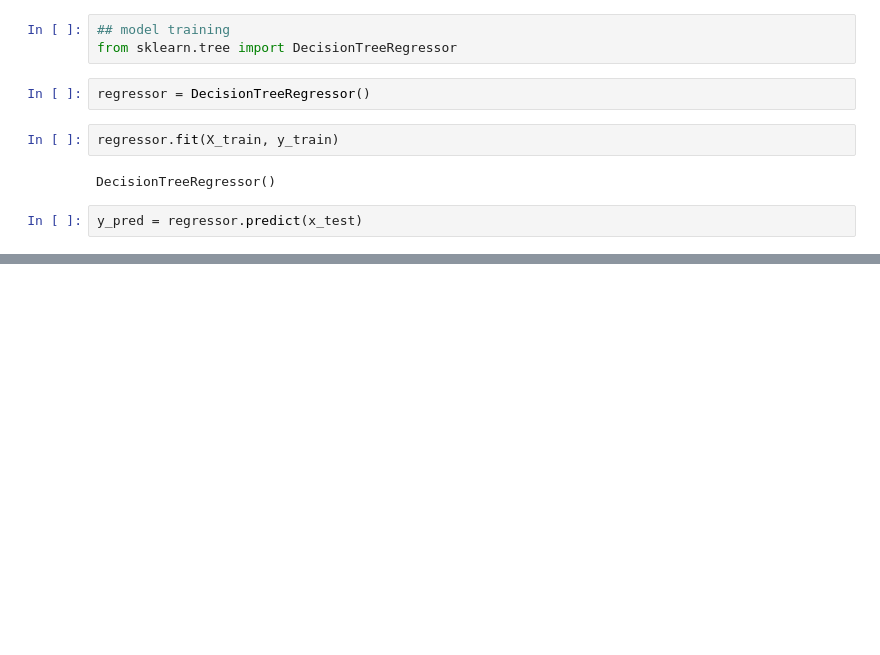
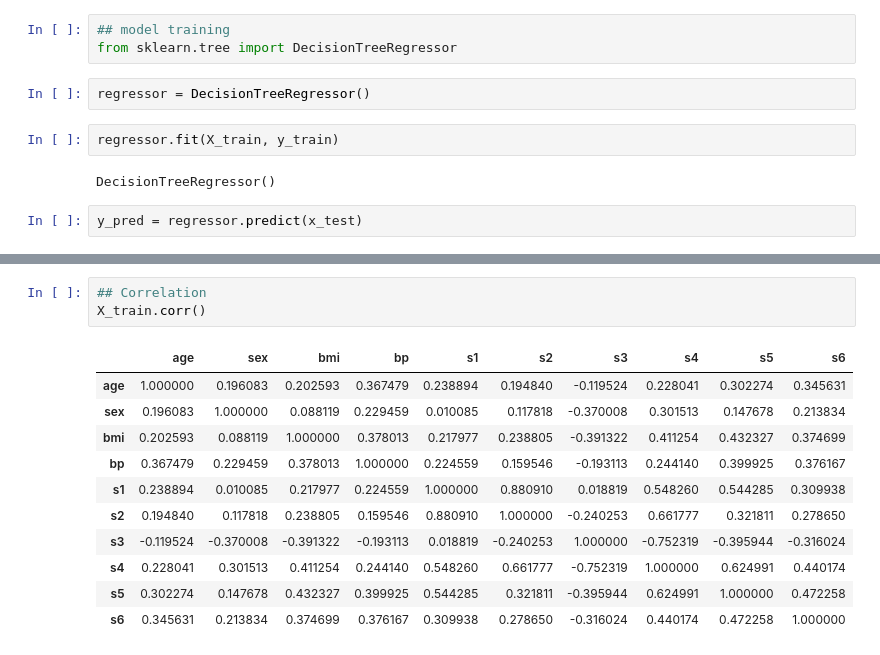
Before and after one commit to karthickmarisamy/machine_learning, a Jupyter notebook: decision_tree/regressor.ipynb, the cells around one changed output, grey strips where cells are left out. Saved outputs shown, nothing was run; the diff lists cells and outputs as text; blank space fills up the shorter version.

```diff
--- a/decision_tree/regressor.ipynb
+++ b/decision_tree/regressor.ipynb
@@ -56,0 +57,15 @@ print(mean_squared_error(y_test, y_pred))
+# %%
+## Correlation
+X_train.corr()
+# %% [output]
+|  | age | sex | bmi | bp | s1 | s2 | s3 | s4 | s5 | s6 |
+| age | 1.000000 | 0.196083 | 0.202593 | 0.367479 | 0.238894 | 0.194840 | -0.119524 | 0.228041 | 0.302274 | 0.345631 |
+| sex | 0.196083 | 1.000000 | 0.088119 | 0.229459 | 0.010085 | 0.117818 | -0.370008 | 0.301513 | 0.147678 | 0.213834 |
+| bmi | 0.202593 | 0.088119 | 1.000000 | 0.378013 | 0.217977 | 0.238805 | -0.391322 | 0.411254 | 0.432327 | 0.374699 |
+| bp | 0.367479 | 0.229459 | 0.378013 | 1.000000 | 0.224559 | 0.159546 | -0.193113 | 0.244140 | 0.399925 | 0.376167 |
+| s1 | 0.238894 | 0.010085 | 0.217977 | 0.224559 | 1.000000 | 0.880910 | 0.018819 | 0.548260 | 0.544285 | 0.309938 |
+| s2 | 0.194840 | 0.117818 | 0.238805 | 0.159546 | 0.880910 | 1.000000 | -0.240253 | 0.661777 | 0.321811 | 0.278650 |
+| s3 | -0.119524 | -0.370008 | -0.391322 | -0.193113 | 0.018819 | -0.240253 | 1.000000 | -0.752319 | -0.395944 | -0.316024 |
+| s4 | 0.228041 | 0.301513 | 0.411254 | 0.244140 | 0.548260 | 0.661777 | -0.752319 | 1.000000 | 0.624991 | 0.440174 |
+| s5 | 0.302274 | 0.147678 | 0.432327 | 0.399925 | 0.544285 | 0.321811 | -0.395944 | 0.624991 | 1.000000 | 0.472258 |
+| s6 | 0.345631 | 0.213834 | 0.374699 | 0.376167 | 0.309938 | 0.278650 | -0.316024 | 0.440174 | 0.472258 | 1.000000 |
```
Also changed, not shown: parts of 15 cells of this notebook.
